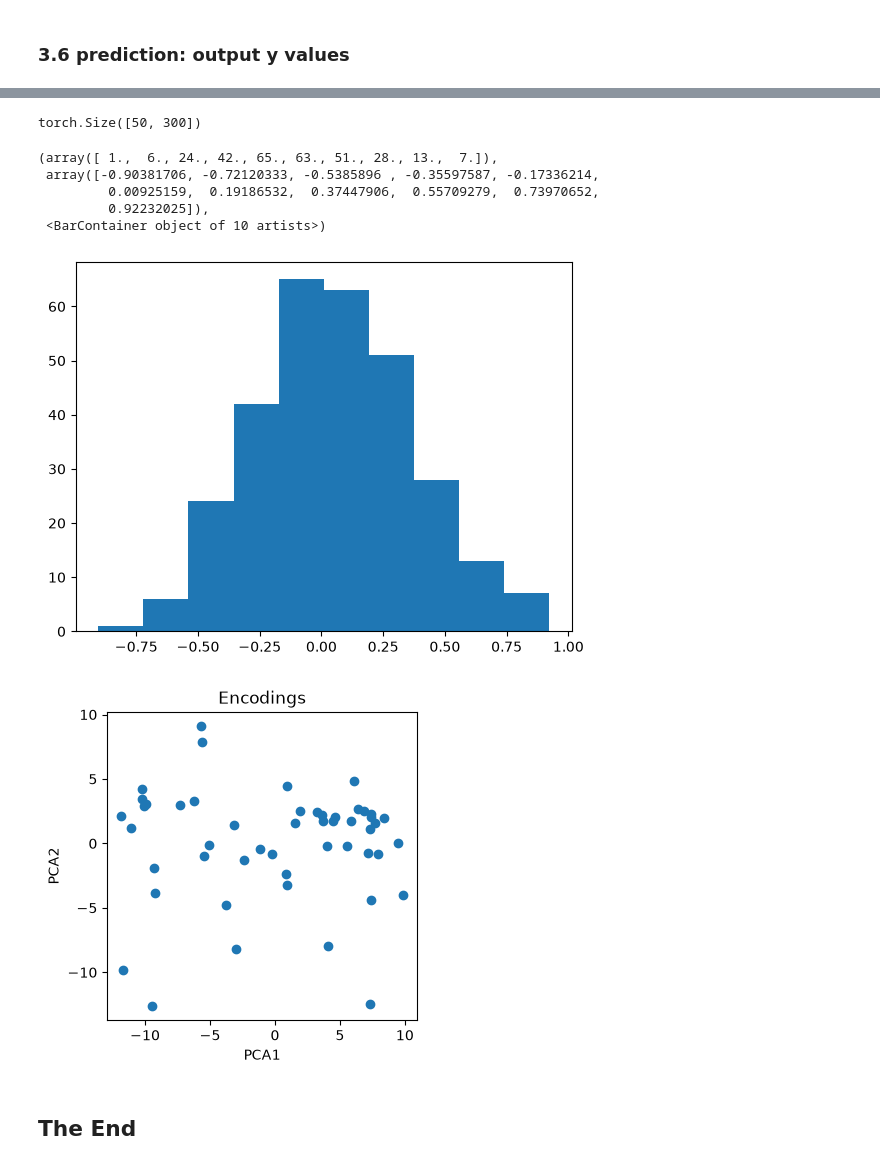
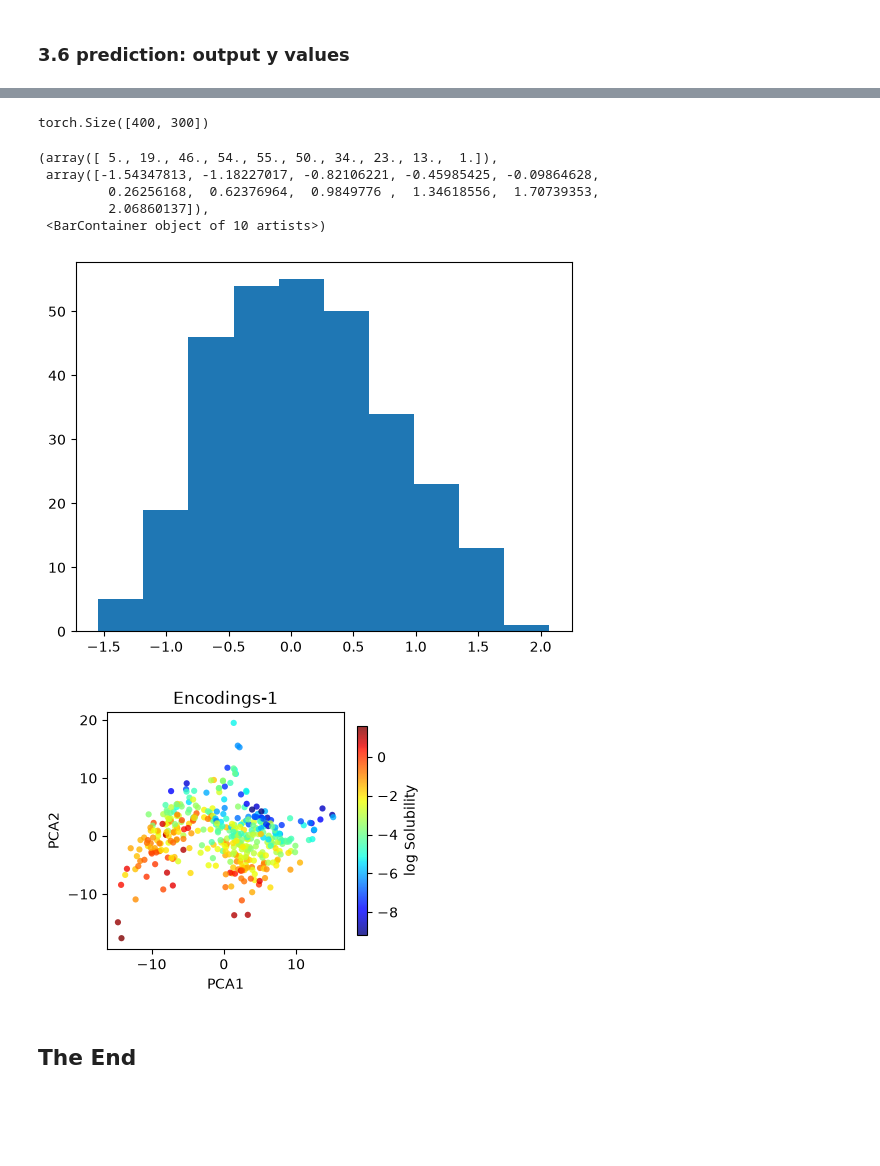
Before and after one commit to statisticalmechanics/mls, a Jupyter notebook: notebooks/chemprop.ipynb, the cells around one changed output, grey strips where cells are left out. Cells and saved outputs as stored; diff of their text form; code cells hidden in the pictures; blank space fills up the shorter version.

```diff
--- a/notebooks/chemprop.ipynb
+++ b/notebooks/chemprop.ipynb
@@ -137,7 +137,7 @@ from chemprop import data, featurizers, models, nn
 
 As an example, we use the log solubility regression dataset on chemprop https://github.com/chemprop/chemprop/blob/main/tests/data/regression.csv , which contains 500 data points.
 # %%
-data_path = '../datasets/chemprop/regression.csv' # use the correct file path and file name for your own case
+data_path = 'data/chemprop_regression.csv' # use the correct file path and file name for your own case
 df_input = pd.read_csv(data_path) # load example log solubility dataset
 df_input
 # %% [output]
@@ -400,7 +492,8 @@ Loaded model weights from the checkpoint at /home/tylerdell2/PythonProjects/mls/
 ### 3.6 prediction: output y values
 # %%
 # load a trained model from checkpoint file
-checkpoint_path= 'checkpoints/best-epoch=19-val_loss=0.08.ckpt'
+
+checkpoint_path= 'checkpoints/best-epoch=17-val_loss=0.08.ckpt' # make sure the right file is there
 mpnn = models.MPNN.load_from_checkpoint(checkpoint_path)
 mpnn
 # %% [output]
@@ -492,8 +602,9 @@ https://chemprop.readthedocs.io/en/latest/mpnn_fingerprints.html
 # %%
 with torch.no_grad():
     fingerprints = [
-        mpnn.encoding(batch.bmg, batch.V_d, batch.X_d, i=0)
-        for batch in test_loader
+        mpnn.fingerprint(batch.bmg, batch.V_d, batch.X_d) # or equivalently use i=0 encoding below
+        #mpnn.encoding(batch.bmg, batch.V_d, batch.X_d, i=0)
+        for batch in train_pred_loader
     ]
     fingerprints = torch.cat(fingerprints, 0)
 
@@ -529,37 +652,49 @@ plt.show()
 with torch.no_grad():
     encodings = [
         mpnn.encoding(batch.bmg, batch.V_d, batch.X_d, i=1)
-        for batch in test_loader
+        for batch in train_pred_loader
     ]
     encodings = torch.cat(encodings, 0)
 
 encodings.shape
 # %% [output]
-torch.Size([50, 300])
+torch.Size([400, 300])
 # %%
 plt.hist(encodings[0])
 # %% [output]
-(array([ 1.,  6., 24., 42., 65., 63., 51., 28., 13.,  7.]),
- array([-0.90381706, -0.72120333, -0.5385896 , -0.35597587, -0.17336214,
-         0.00925159,  0.19186532,  0.37447906,  0.55709279,  0.73970652,
-         0.92232025]),
+(array([ 5., 19., 46., 54., 55., 50., 34., 23., 13.,  1.]),
+ array([-1.54347813, -1.18227017, -0.82106221, -0.45985425, -0.09864628,
+         0.26256168,  0.62376964,  0.9849776 ,  1.34618556,  1.70739353,
+         2.06860137]),
  <BarContainer object of 10 artists>)
-[figure, old version]
+[figure, new version]
 # %%
 encodings = encodings.detach()
-
 pca = PCA(n_components=2)
-
 principalComponents = pca.fit_transform(encodings)
 
-fig = plt.figure(figsize=(4, 4))
-ax = fig.add_subplot(1, 1, 1)
-ax.set_title("Encodings")
-ax.set_xlabel('PCA1'); ax.set_ylabel('PCA2')
+fig, ax = plt.subplots(figsize=(4, 4))
 
-ax.scatter(principalComponents[:, 0], principalComponents[:, 1])
+sc = ax.scatter(
+    principalComponents[:, 0],
+    principalComponents[:, 1],
+    c=y_train,
+    cmap="jet",
+    s=20,
+    alpha=0.8,
+    edgecolors="none"
+)
+
+cbar = plt.colorbar(sc, ax=ax, fraction=0.04, pad=0.05)
+cbar.set_label("log Solubility")
+
+ax.set_xlabel("PCA1")
+ax.set_ylabel("PCA2")
+ax.set_title("Encodings-1")
+ax.set_box_aspect(1)
+plt.tight_layout()
 plt.show()
 # %% [output]
-[figure, old version]
+[figure, new version]
 # %% [markdown]
 ## The End
```
Also changed, not shown: parts of 19 cells of this notebook.
